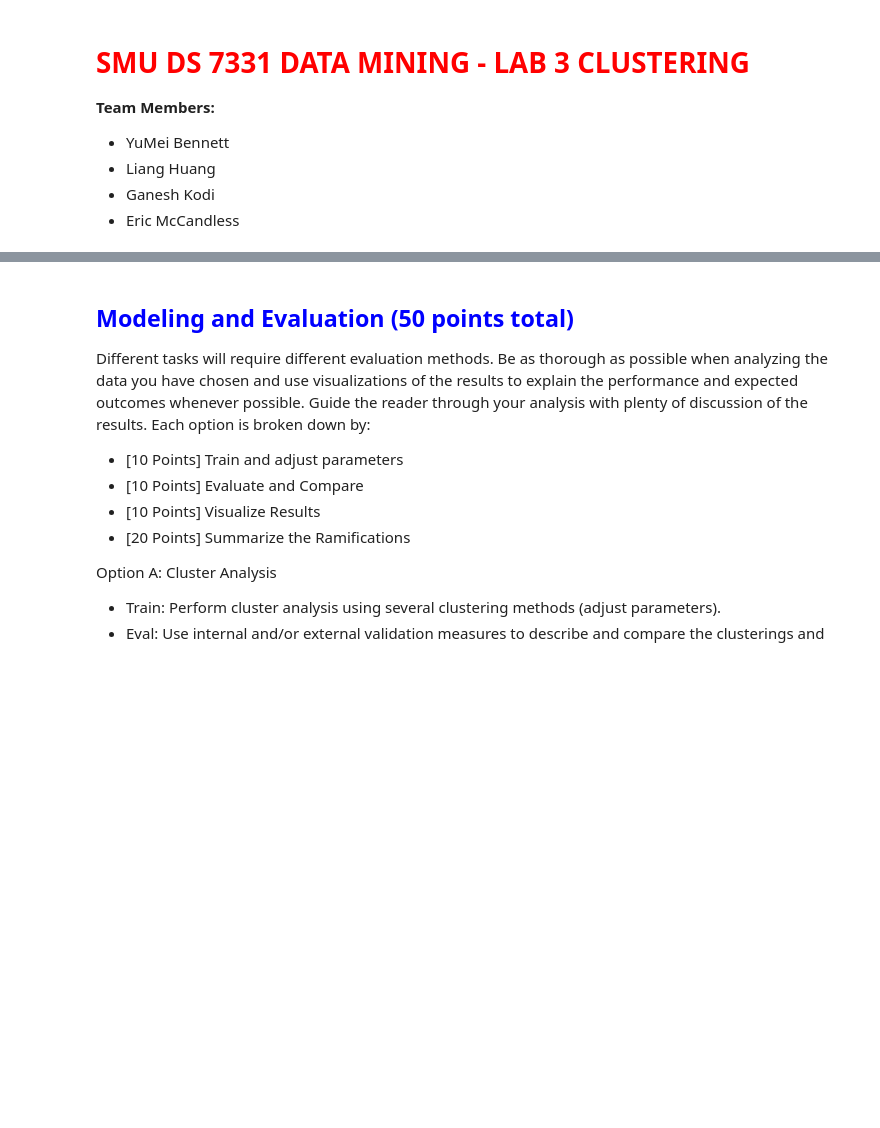
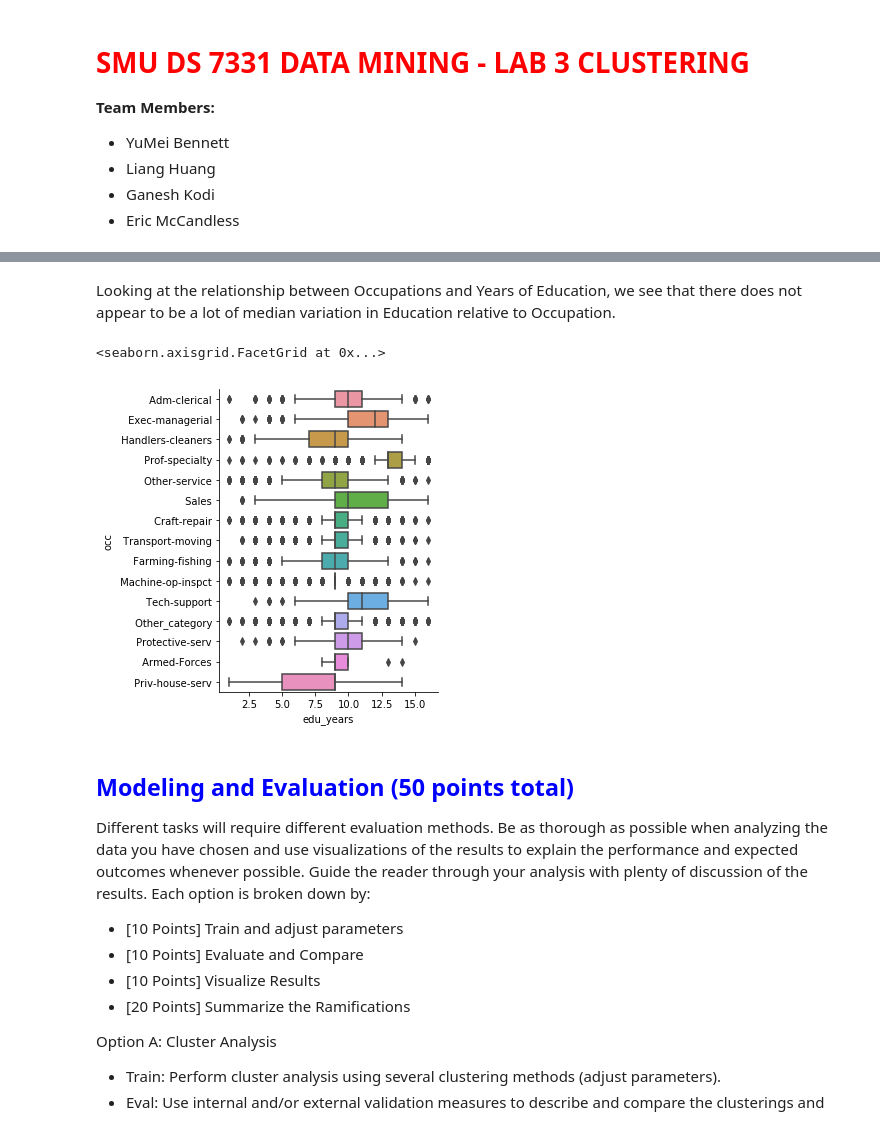
Before and after one commit to emccandlesssmu/data_mining, a Jupyter notebook: Lab3_Clustering.ipynb, the cells around one changed output, grey strips where cells are left out. Cells and saved outputs as stored; diff of their text form; code cells hidden in the pictures; blank space fills up the shorter version.

```diff
--- a/Lab3_Clustering.ipynb
+++ b/Lab3_Clustering.ipynb
@@ -19,3 +156,10 @@ dataset and the stakeholders needs?
+# %% [markdown]
+Looking at the relationship between Occupations and Years of Education, we see that there does not appear to be a lot of median variation in Education relative to Occupation.
+# %%
+sns.catplot(x="edu_years",y="occ",kind='box',data=df1)
+# %% [output]
+<seaborn.axisgrid.FacetGrid at 0x...>
+[figure, added]
 # %% [markdown]
  ## <font color=blue>Modeling and Evaluation (50 points total)</font>
 
```
Also changed, not shown: parts of 19 cells of this notebook.
